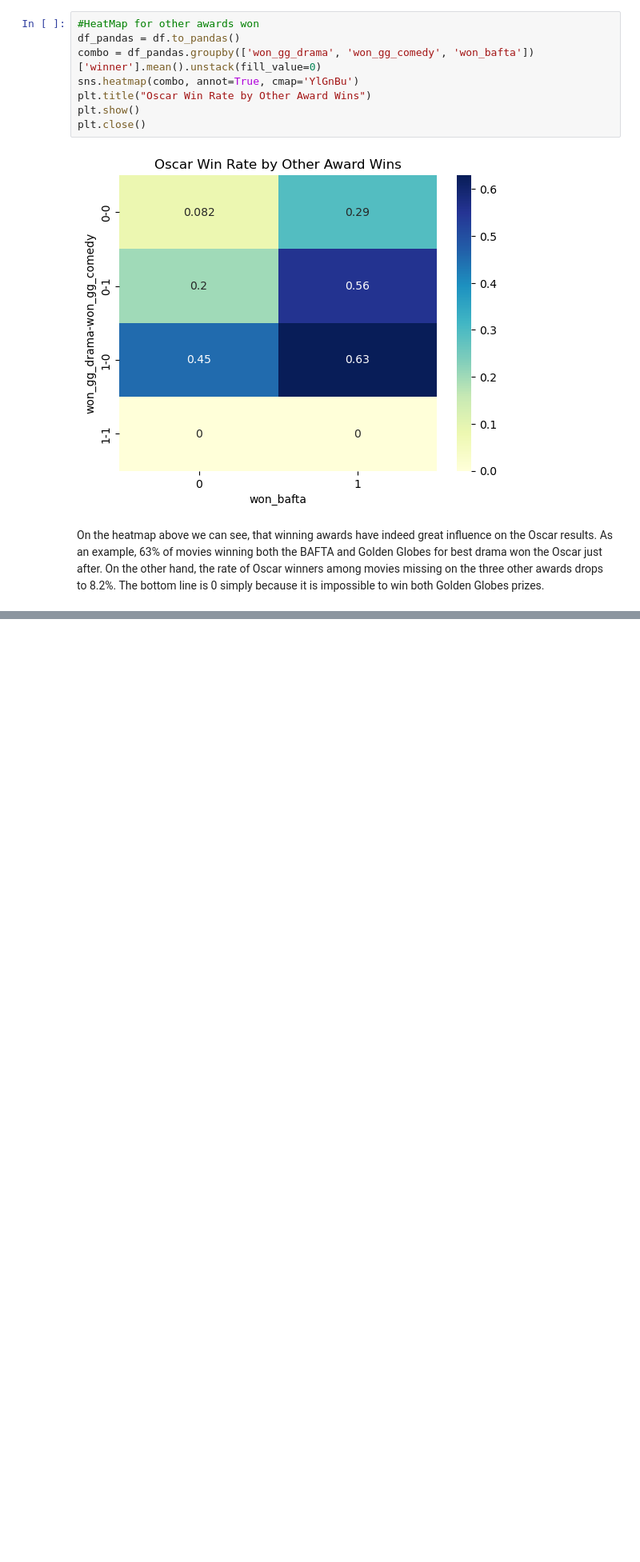
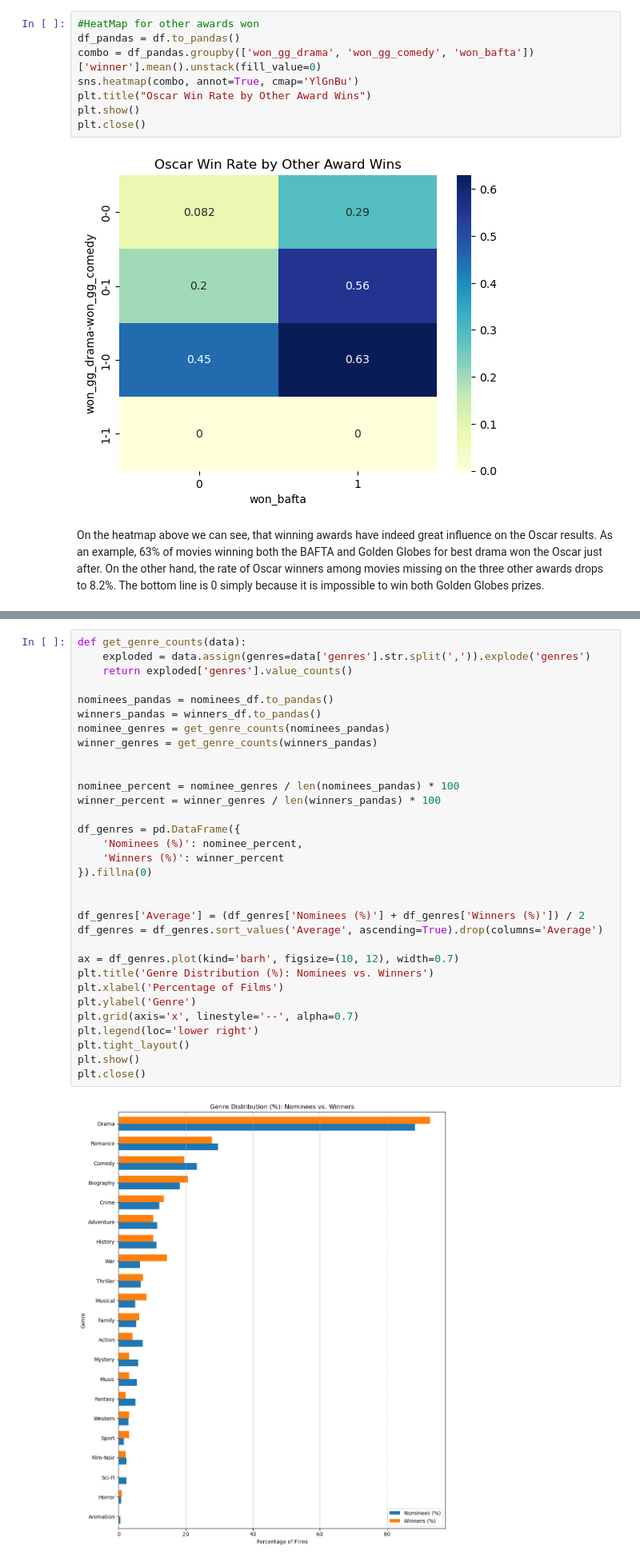
Before and after one commit to Emiile9/MLProject, a Jupyter notebook: Notebooks/Visualization_and_Metrics.ipynb, the cells around one changed output, grey strips where cells are left out. Shown at 80% size. Drawn from its saved outputs; the diff is of its cells as text; blank space fills up the shorter version.

```diff
--- a/Notebooks/Visualization_and_Metrics.ipynb
+++ b/Notebooks/Visualization_and_Metrics.ipynb
@@ -132,0 +182,34 @@ On the heatmap above we can see, that winning awards have indeed great influence
+# %%
+def get_genre_counts(data):
+    exploded = data.assign(genres=data['genres'].str.split(',')).explode('genres')
+    return exploded['genres'].value_counts()
+
+nominees_pandas = nominees_df.to_pandas()
+winners_pandas = winners_df.to_pandas()
+nominee_genres = get_genre_counts(nominees_pandas)
+winner_genres = get_genre_counts(winners_pandas)
+
+
+nominee_percent = nominee_genres / len(nominees_pandas) * 100
+winner_percent = winner_genres / len(winners_pandas) * 100
+
+df_genres = pd.DataFrame({
+    'Nominees (%)': nominee_percent,
+    'Winners (%)': winner_percent
+}).fillna(0)
+
+
+df_genres['Average'] = (df_genres['Nominees (%)'] + df_genres['Winners (%)']) / 2
+df_genres = df_genres.sort_values('Average', ascending=True).drop(columns='Average')
+
+ax = df_genres.plot(kind='barh', figsize=(10, 12), width=0.7)
+plt.title('Genre Distribution (%): Nominees vs. Winners')
+plt.xlabel('Percentage of Films')
+plt.ylabel('Genre')
+plt.grid(axis='x', linestyle='--', alpha=0.7)
+plt.legend(loc='lower right')
+plt.tight_layout()
+plt.show()
+plt.close()
+# %% [output]
+[figure, added]
```
Also changed, not shown: parts of 9 cells of this notebook.
